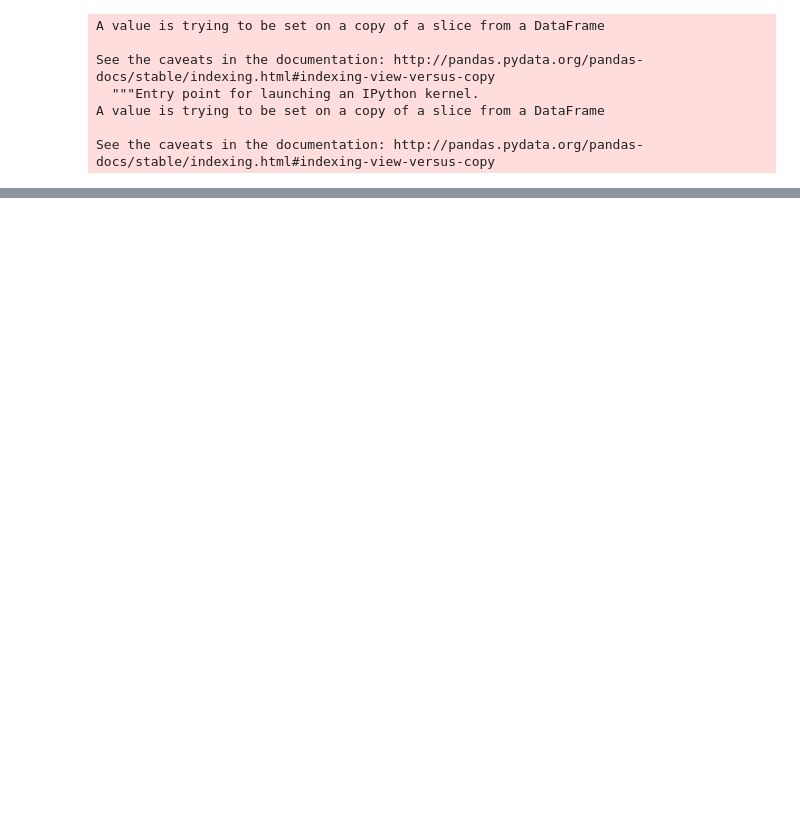
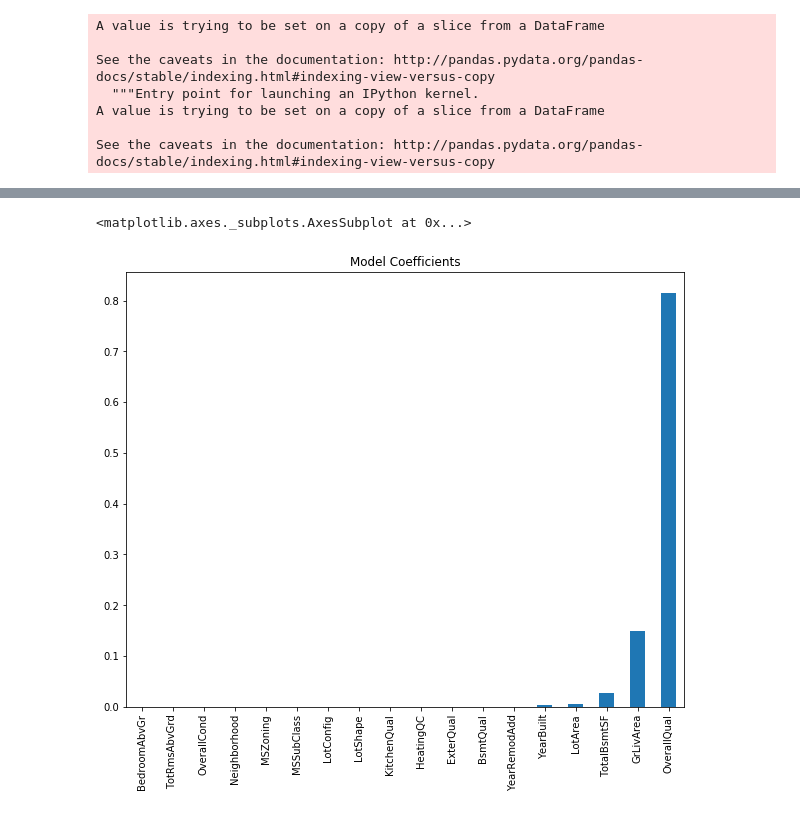
Before and after one commit to harimindi/Ames-Housing-Data, a Jupyter notebook: Ames_Final.ipynb, the cells around one changed output, grey strips where cells are left out. Cells and saved outputs as stored; diff of their text form; code cells hidden in the pictures; blank space fills up the shorter version.

```diff
--- a/Ames_Final.ipynb
+++ b/Ames_Final.ipynb
@@ -197,0 +241,6 @@ cv_results = cv_results.mean()
+# %%
+coef1 = pd.Series(dt_alg.feature_importances_, predictors).sort_values()
+coef1.plot(kind='bar', title='Model Coefficients')
+# %% [output]
+<matplotlib.axes._subplots.AxesSubplot at 0x...>
+[figure, added]
```
Also changed, not shown: parts of 25 cells of this notebook.
